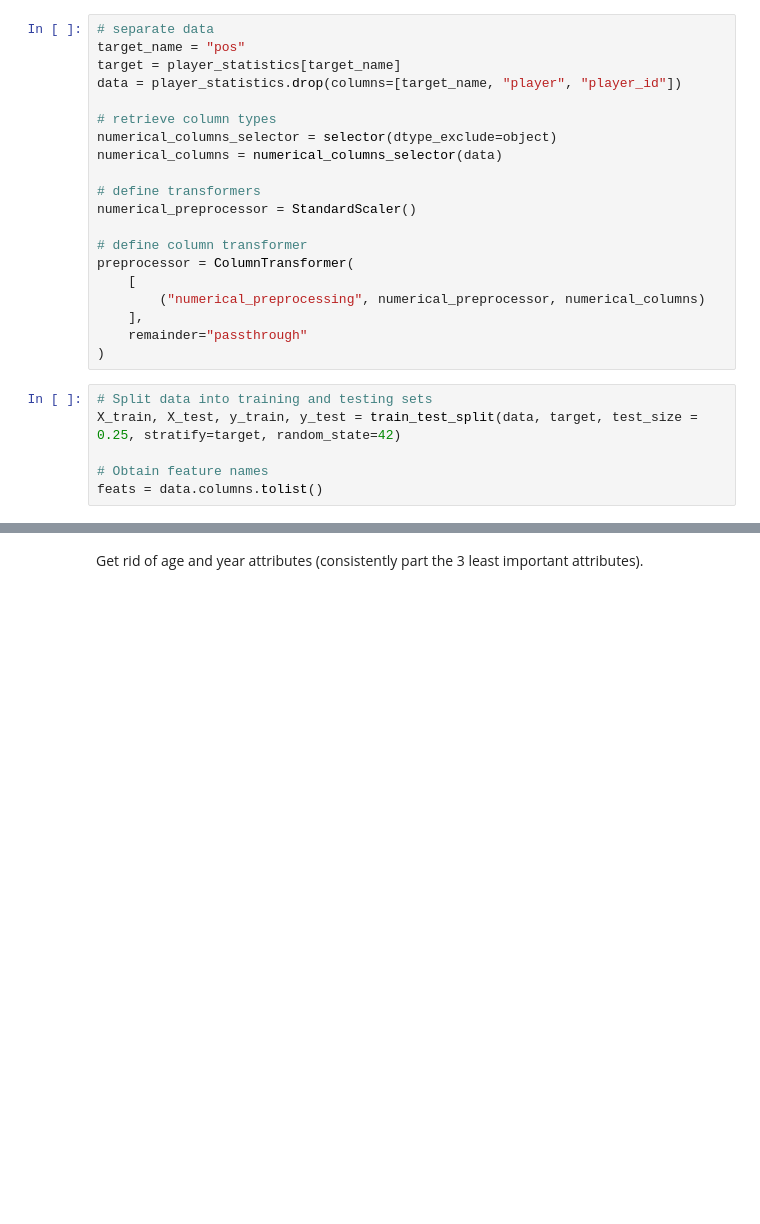
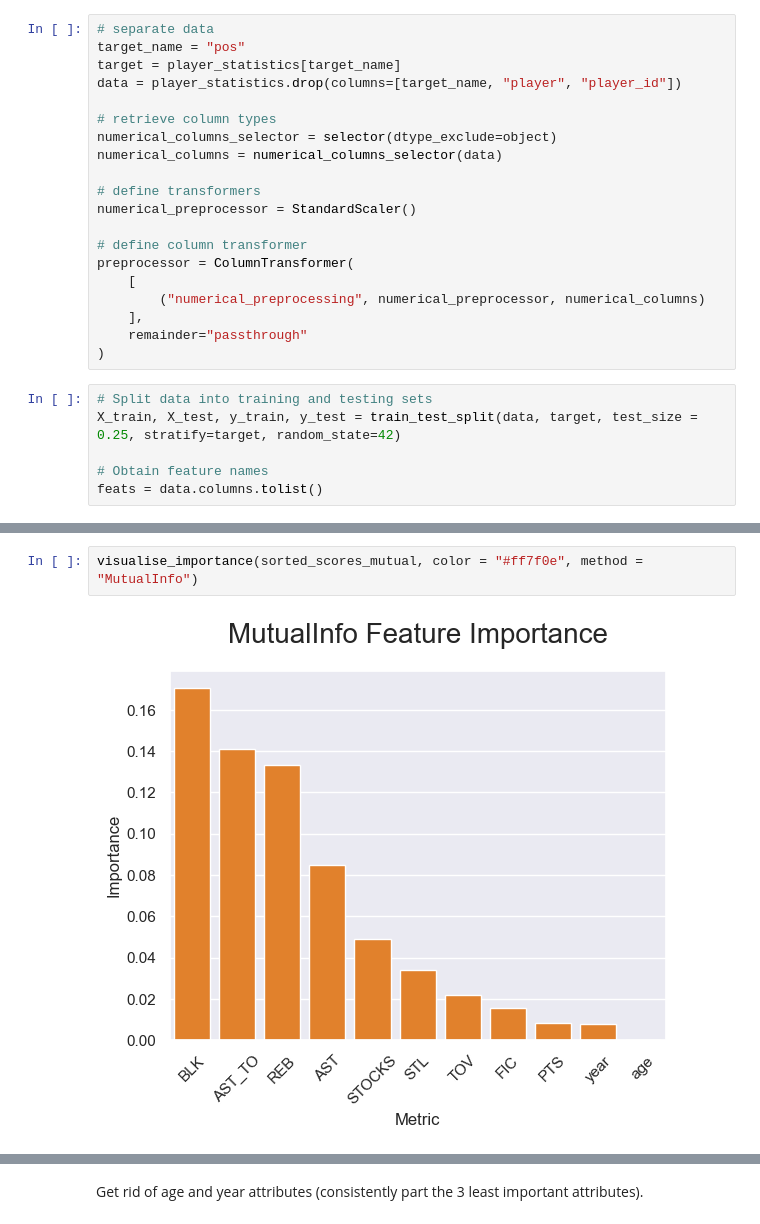
Before and after one commit to danielliu2707/positionn, a Jupyter notebook: 03_stats_model.ipynb, the cells around one changed output, grey strips where cells are left out. Saved outputs shown, nothing was run; the diff lists cells and outputs as text; blank space fills up the shorter version.

```diff
--- a/03_stats_model.ipynb
+++ b/03_stats_model.ipynb
@@ -171,0 +192,4 @@ Features in order of importance (descending):
+# %%
+visualise_importance(sorted_scores_mutual, color = "#ff7f0e", method = "MutualInfo")
+# %% [output]
+[figure, added]
```
Also changed, not shown: parts of 4 cells of this notebook.
